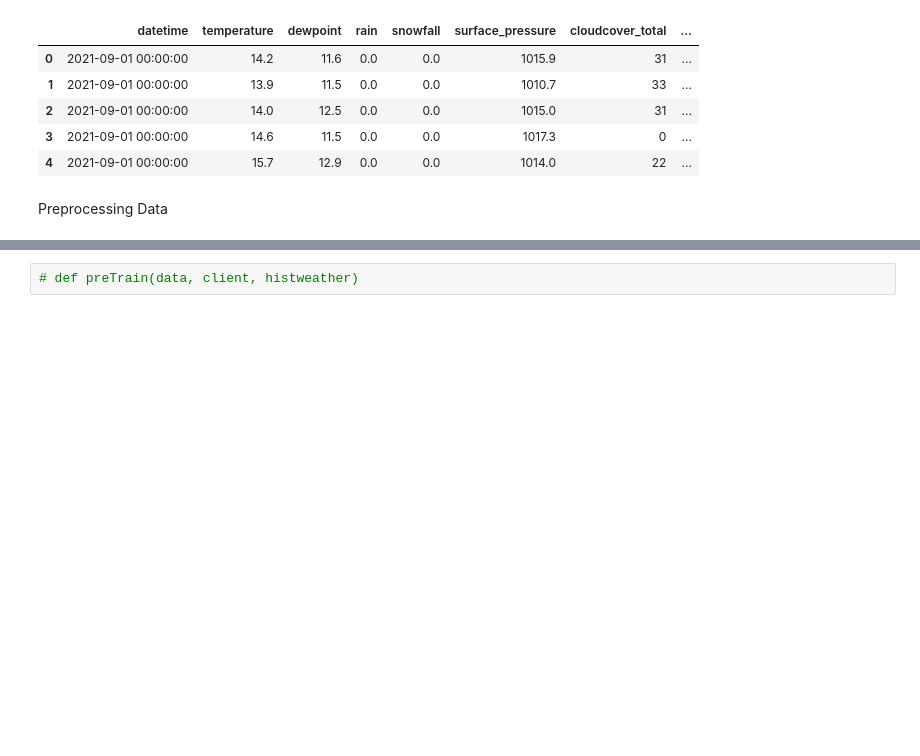
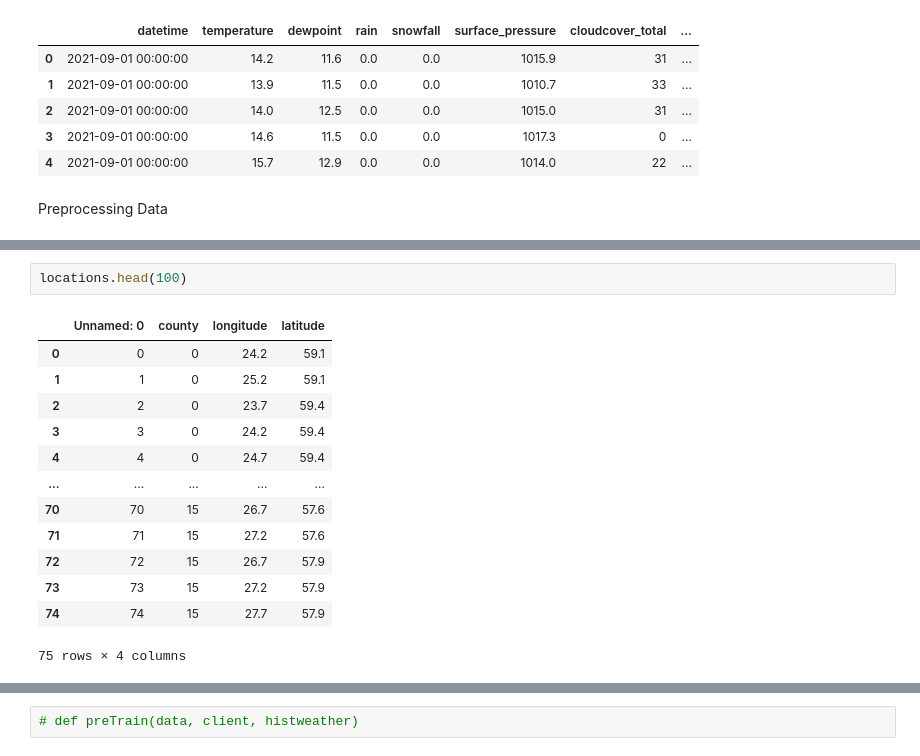
Before and after one commit to jackren0000/Enefit---Predict-Energy-Behavior-of-Prosumers, a Jupyter notebook: predict-energy-behavior-of-prosumers.ipynb, the cells around one changed output, grey strips where cells are left out. Drawn from its saved outputs; the diff is of its cells as text; blank space fills up the shorter version.

```diff
--- a/predict-energy-behavior-of-prosumers.ipynb
+++ b/predict-energy-behavior-of-prosumers.ipynb
@@ -118,0 +165,16 @@ Preprocessing Data
+# %%
+locations.head(100)
+# %% [output]
+|  | Unnamed: 0 | county | longitude | latitude |
+| 0 | 0 | 0 | 24.2 | 59.1 |
+| 1 | 1 | 0 | 25.2 | 59.1 |
+| 2 | 2 | 0 | 23.7 | 59.4 |
+| 3 | 3 | 0 | 24.2 | 59.4 |
+| 4 | 4 | 0 | 24.7 | 59.4 |
+| ... | ... | ... | ... | ... |
+| 70 | 70 | 15 | 26.7 | 57.6 |
+| 71 | 71 | 15 | 27.2 | 57.6 |
+| 72 | 72 | 15 | 26.7 | 57.9 |
+| 73 | 73 | 15 | 27.2 | 57.9 |
+| 74 | 74 | 15 | 27.7 | 57.9 |
+75 rows × 4 columns
```
Also changed, not shown: parts of 27 cells of this notebook.
